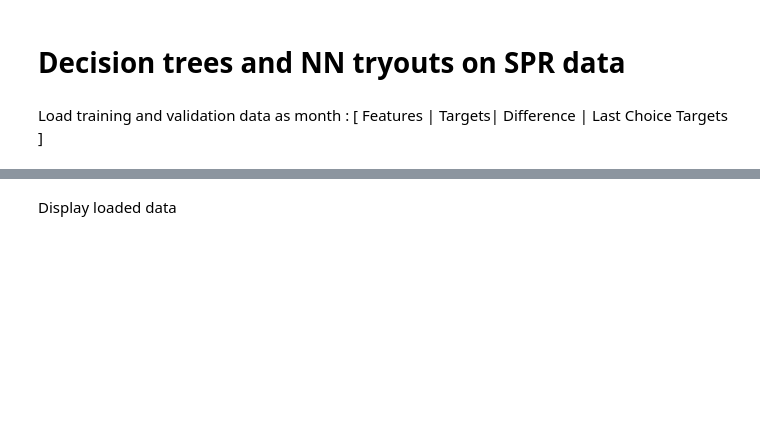
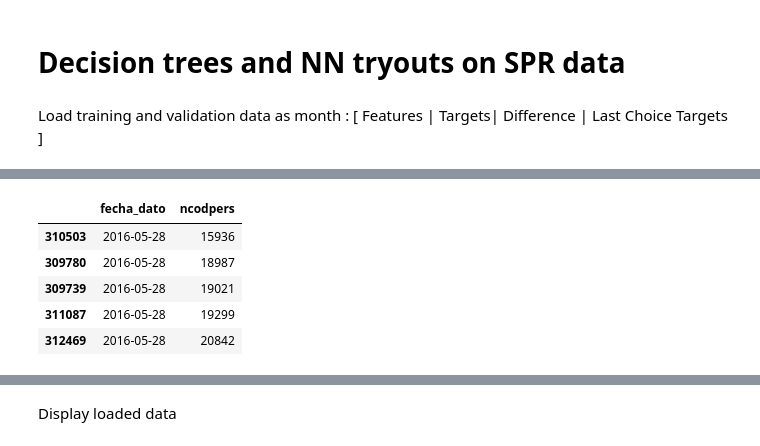
Before and after one commit to vfdev-5/SPR, a Jupyter notebook: trees/trees_and_NN_predictions_CV_2.ipynb, the cells around one changed output, grey strips where cells are left out. Drawn from its saved outputs; the diff is of its cells as text; code cells hidden in the pictures; blank space fills up the shorter version.

```diff
--- a/trees/trees_and_NN_predictions_CV_2.ipynb
+++ b/trees/trees_and_NN_predictions_CV_2.ipynb
@@ -43,0 +69,9 @@ INFO:root:- Process targets for one yearmonth : 201605
+# %%
+X[['fecha_dato', 'ncodpers']].sort_values(['fecha_dato', 'ncodpers']).head()
+# %% [output]
+|  | fecha_dato | ncodpers |
+| 310503 | 2016-05-28 | 15936 |
+| 309780 | 2016-05-28 | 18987 |
+| 309739 | 2016-05-28 | 19021 |
+| 311087 | 2016-05-28 | 19299 |
+| 312469 | 2016-05-28 | 20842 |
```
Also changed, not shown: parts of 54 cells of this notebook, 3 other files.
